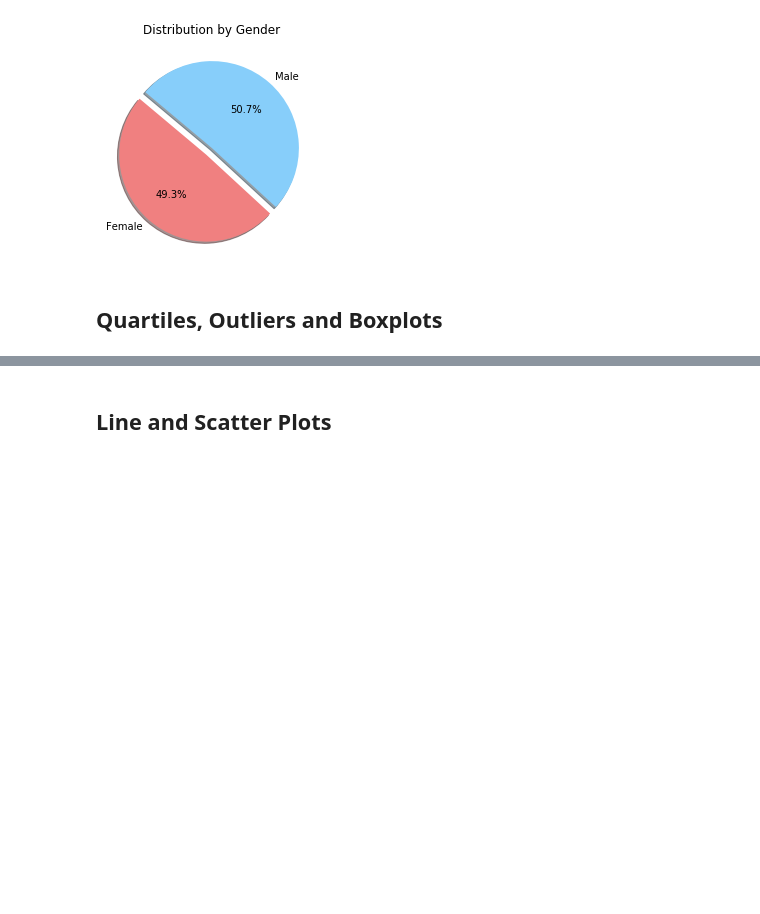
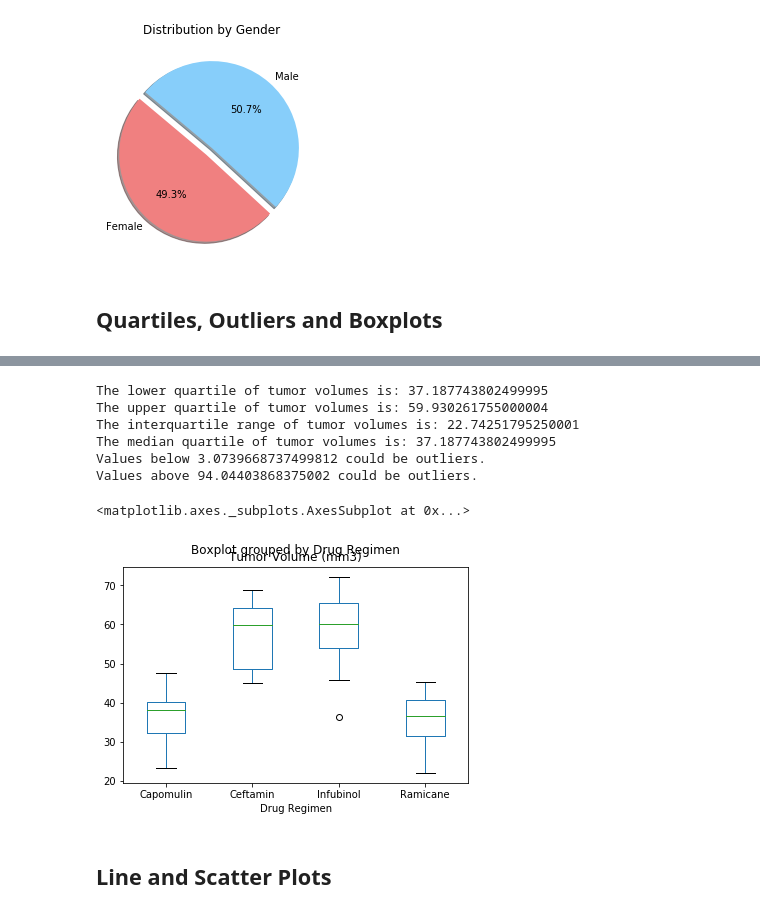
Before and after one commit to cblank210/matplotlib-challenge, a Jupyter notebook: Pymaceuticals/pymaceuticals.ipynb, the cells around one changed output, grey strips where cells are left out. Cells and saved outputs as stored; diff of their text form; code cells hidden in the pictures; blank space fills up the shorter version.

```diff
--- a/Pymaceuticals/pymaceuticals.ipynb
+++ b/Pymaceuticals/pymaceuticals.ipynb
@@ -179,12 +179,10 @@ plt.show()
 # Calculate the final tumor volume of each mouse across four of the treatment regimens:
 # Capomulin, Ramicane, Infubinol, and Ceftamin
 # Start by getting the last (greatest) timepoint for each mouse
-
-#Capomulin = clean_study.loc[clean_study['Drug Regimen']=='Capomulin']
-#Ramicane = clean_study.loc[clean_study['Drug Regimen']=='Ramicane']
-#Infubinol = clean_study.loc[clean_study['Drug Regimen']=='Infubinol']
-#Ceftamin = clean_study.loc[clean_study['Drug Regimen']=='Ceftamin']
-
-
+list_trials = ['Capomulin', 'Ramicane', 'Infubinol','Ceftamin']
+four_trials = clean_study[clean_study['Drug Regimen'].isin(list_trials)]
+mice_max = pd.DataFrame(four_trials.groupby(['Mouse ID']).max()['Timepoint'])
 
 # Merge this group df with the original dataframe to get the tumor volume at the last timepoint
+merged_trials = pd.merge(mice_max, four_trials, on=('Mouse ID','Timepoint'), how='left')
+merged_trials
@@ -212,12 +203,29 @@ merged_trials
 # %%
 # Put treatments into a list for for loop (and later for plot labels)
-
+capomulin_data = merged_trials.loc[merged_trials['Drug Regimen']=='Capomulin']
+ramicane_data = merged_trials.loc[merged_trials['Drug Regimen']=='Ramicane']
+ceftamin_data = merged_trials.loc[merged_trials['Drug Regimen']=='Ceftamin']
+infubinol_data = merged_trials.loc[merged_trials['Drug Regimen']=='Infubinol']
 
 # Create empty list to fill with tumor vol data (for plotting)
 
 
 # Calculate the IQR and quantitatively determine if there are any potential outliers.
+quartiles = merged_trials['Tumor Volume (mm3)'].quantile([.25,.5,.75])
+lowerq = quartiles[0.25]
+upperq = quartiles[0.75]
+iqr = upperq-lowerq
 
+print(f'The lower quartile of tumor volumes is: {lowerq}')
+print(f'The upper quartile of tumor volumes is: {upperq}')
+print(f'The interquartile range of tumor volumes is: {iqr}')
+print(f'The median quartile of tumor volumes is: {lowerq}')
+
+lower_bound = lowerq - (1.5*iqr)
+upper_bound = upperq + (1.5*iqr)
+
+print(f'Values below {lower_bound} could be outliers.')
+print(f'Values above {upper_bound} could be outliers.')
 
     # Locate the rows which contain mice on each drug and get the tumor volumes
 
@@ -226,8 +234,19 @@ merged_trials
 
 
     # Determine outliers using upper and lower bounds
+# %% [output]
+The lower quartile of tumor volumes is: 37.187743802499995
+The upper quartile of tumor volumes is: 59.930261755000004
+The interquartile range of tumor volumes is: 22.74251795250001
+The median quartile of tumor volumes is: 37.187743802499995
+Values below 3.0739668737499812 could be outliers.
+Values above 94.04403868375002 could be outliers.
 # %%
 # Generate a box plot of the final tumor volume of each mouse across four regimens of interest
+merged_trials.boxplot(by='Drug Regimen', column = ['Tumor Volume (mm3)'], grid=False)
+# %% [output]
+<matplotlib.axes._subplots.AxesSubplot at 0x...>
+[figure, added]
 # %% [markdown]
 ## Line and Scatter Plots
 # %%
```
Also changed, not shown: parts of 4 cells of this notebook.
